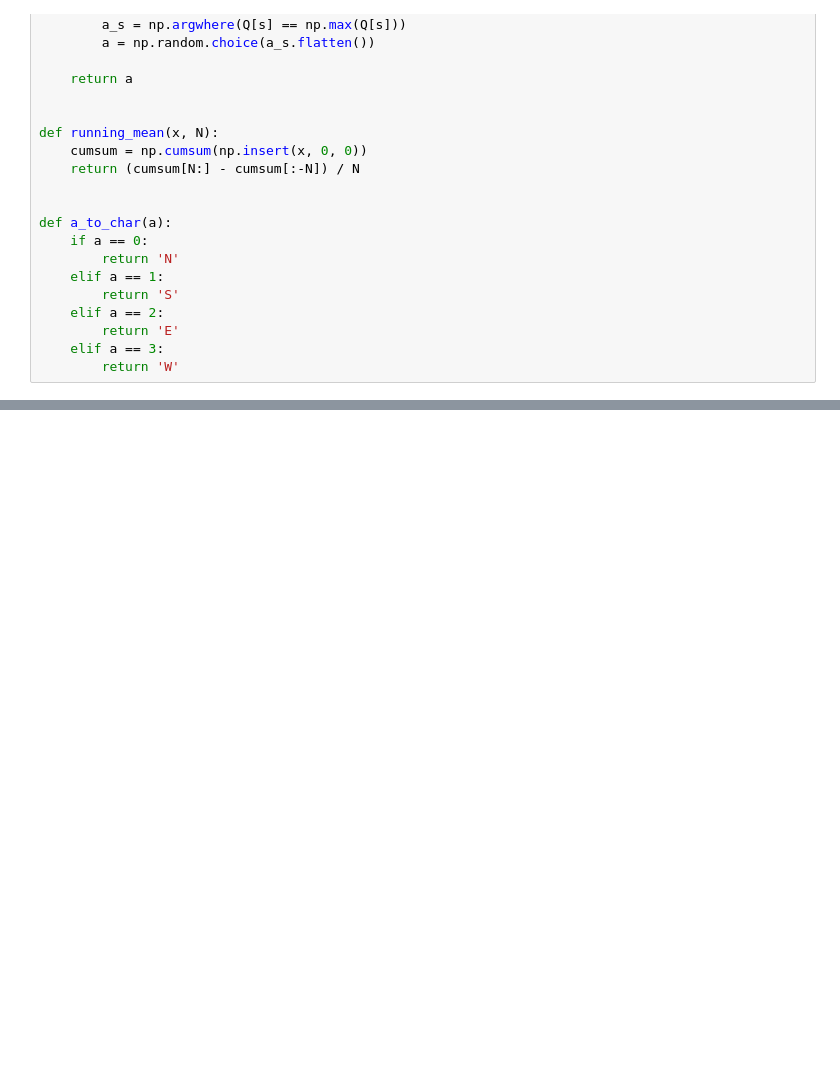
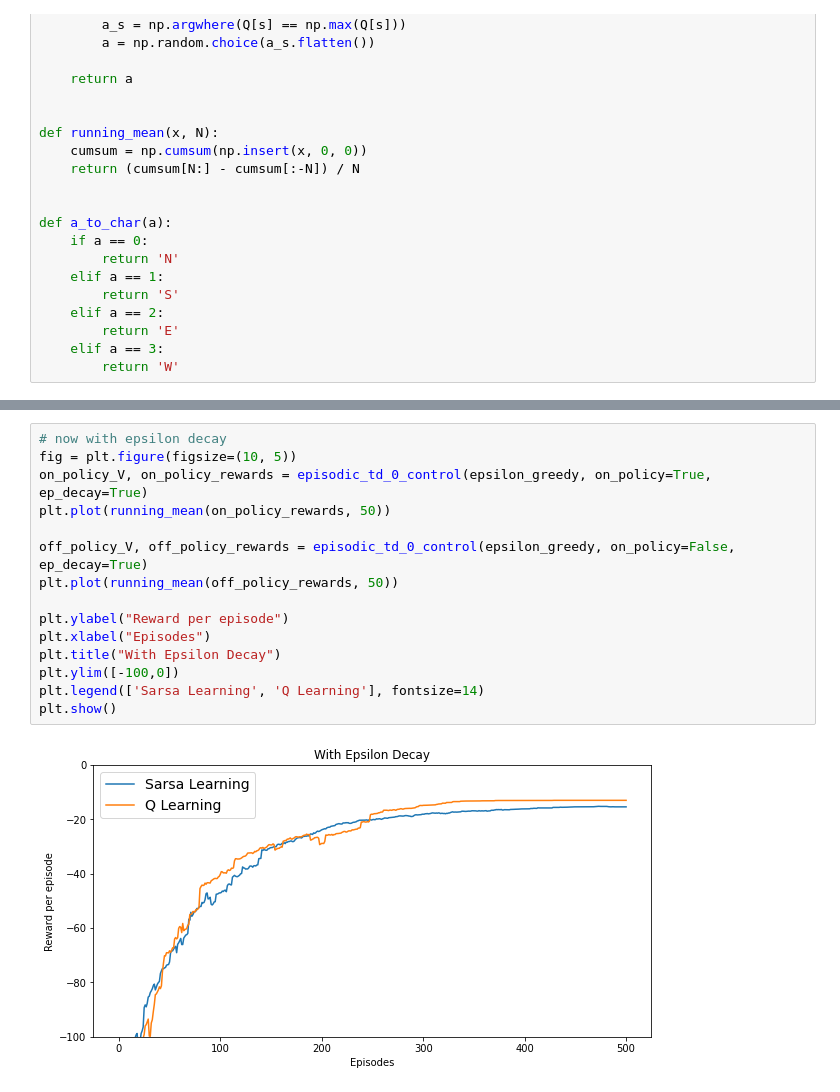
Before and after one commit to junmoan/reinforcement-learning-fundamentals, a Jupyter notebook: SARSA_QLearning.ipynb, the cells around one changed output, grey strips where cells are left out. Drawn from its saved outputs; the diff is of its cells as text; blank space fills up the shorter version.

```diff
--- a/SARSA_QLearning.ipynb
+++ b/SARSA_QLearning.ipynb
@@ -129,0 +145,17 @@ This will raise an exception in 3.3.
+# %%
+# now with epsilon decay
+fig = plt.figure(figsize=(10, 5))
+on_policy_V, on_policy_rewards = episodic_td_0_control(epsilon_greedy, on_policy=True, ep_decay=True)
+plt.plot(running_mean(on_policy_rewards, 50))
+
+off_policy_V, off_policy_rewards = episodic_td_0_control(epsilon_greedy, on_policy=False, ep_decay=True)
+plt.plot(running_mean(off_policy_rewards, 50))
+
+plt.ylabel("Reward per episode")
+plt.xlabel("Episodes")
+plt.title("With Epsilon Decay")
+plt.ylim([-100,0])
+plt.legend(['Sarsa Learning', 'Q Learning'], fontsize=14)
+plt.show()
+# %% [output]
+[figure, added]
```
Also changed, not shown: parts of 3 cells of this notebook.
